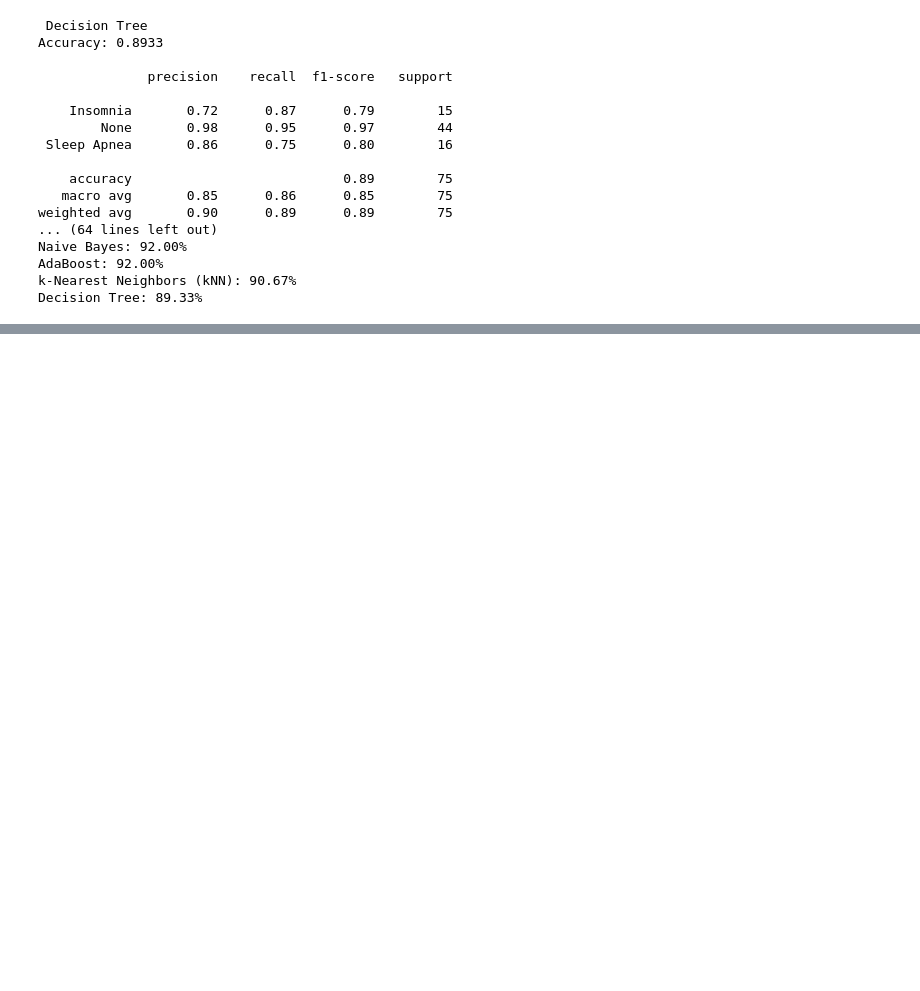
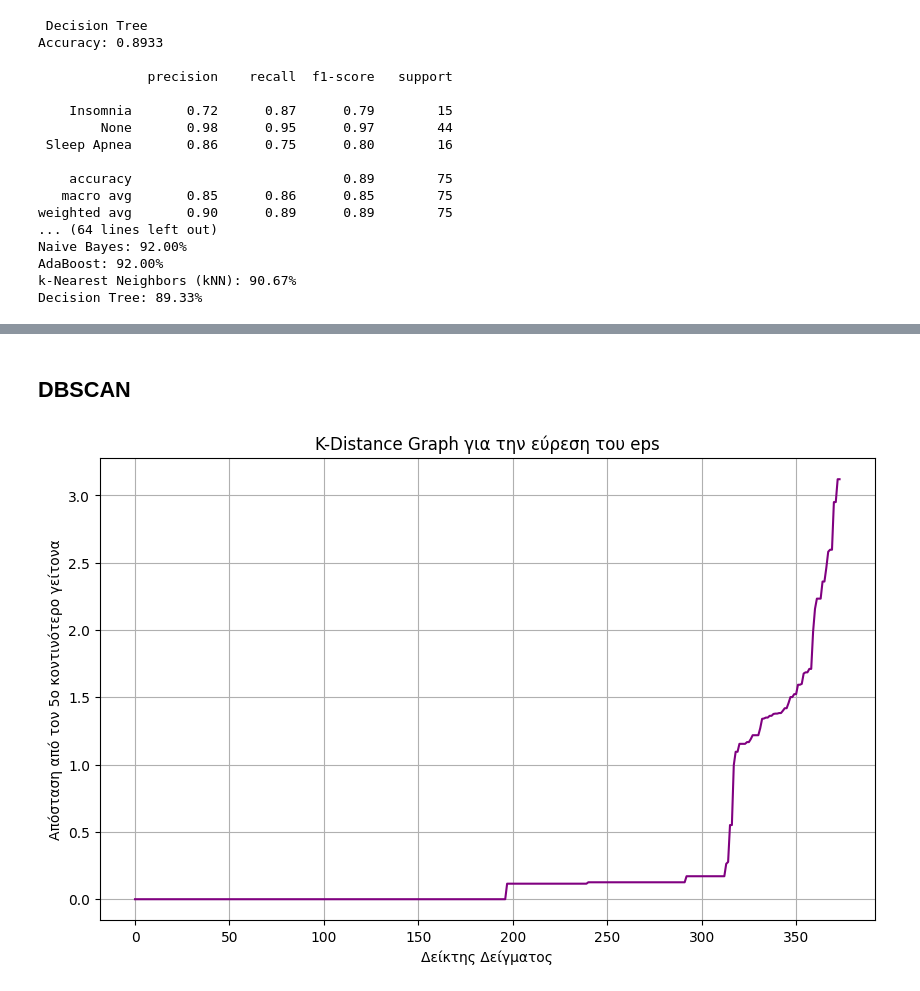
Before and after one commit to konstantinaklei/dataminigproject, a Jupyter notebook: main.ipynb, the cells around one changed output, grey strips where cells are left out. Drawn from its saved outputs; the diff is of its cells as text; code cells hidden in the pictures; blank space fills up the shorter version.

```diff
--- a/main.ipynb
+++ b/main.ipynb
@@ -236,0 +328,19 @@ Decision Tree: 89.33%
+# %% [markdown]
+## DBSCAN
+# %%
+neighbors = NearestNeighbors(n_neighbors=5)
+neighbors_fit = neighbors.fit(X_cluster_scaled)
+
+distances, indices = neighbors_fit.kneighbors(X_cluster_scaled)
+
+distances = np.sort(distances[:, 4], axis=0)
+
+plt.figure(figsize=(10, 6))
+plt.plot(distances, color='purple')
+plt.title('K-Distance Graph για την εύρεση του eps')
+plt.xlabel('Δείκτης Δείγματος')
+plt.ylabel('Απόσταση από τον 5ο κοντινότερο γείτονα')
+plt.grid(True)
+plt.show()
+# %% [output]
+[figure, added]
```
Also changed, not shown: parts of 9 cells of this notebook.
